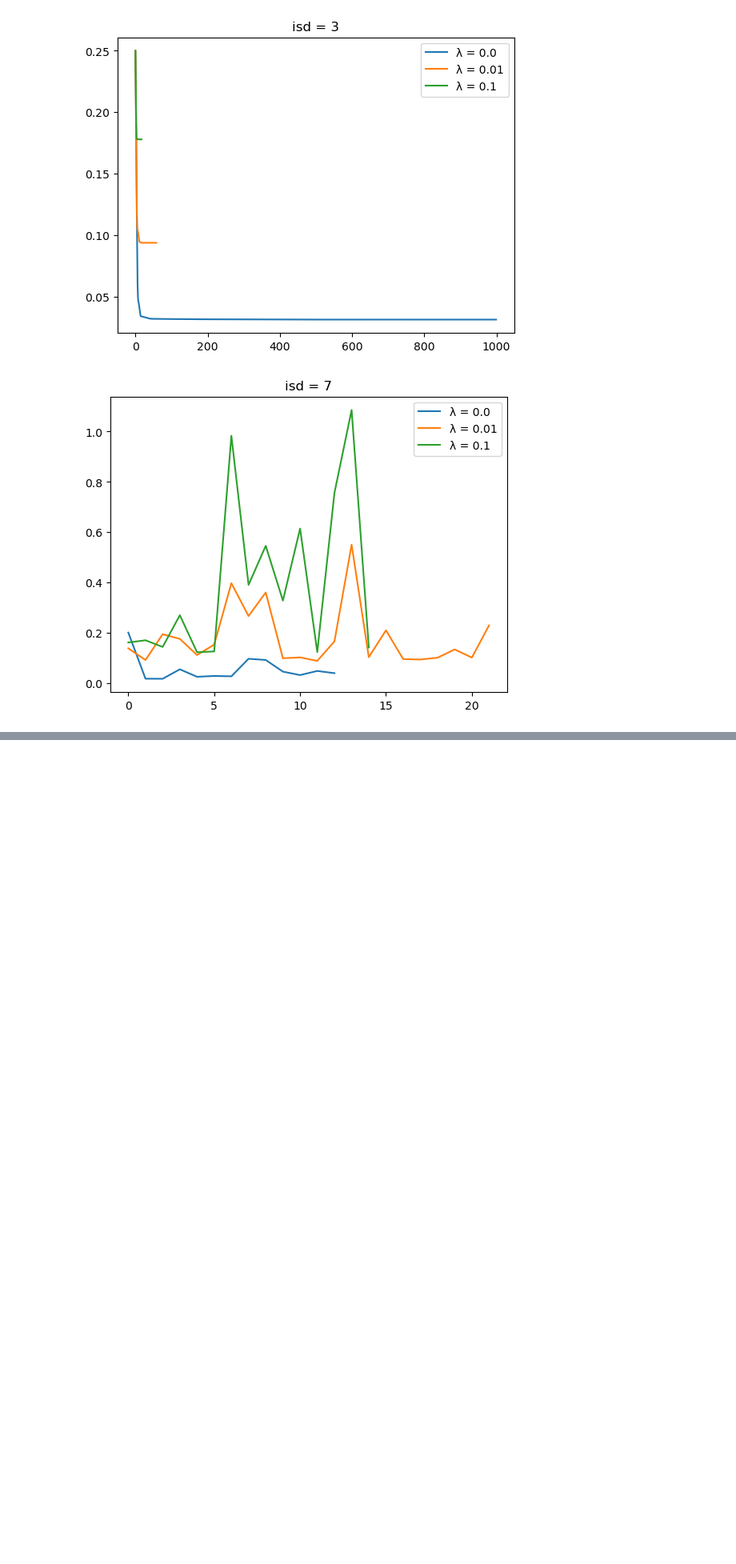
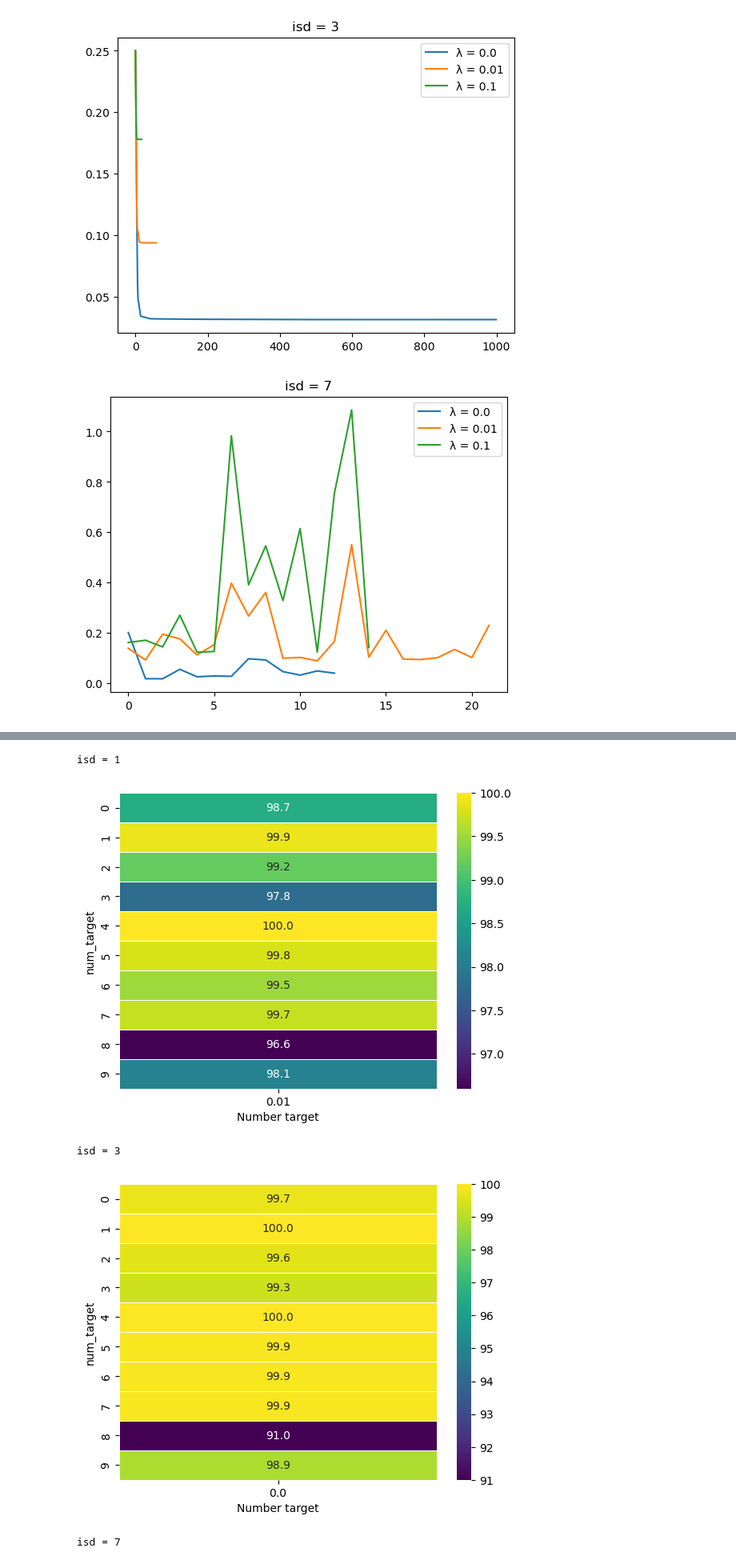
Before and after one commit to carlosarboness/NN-Mathematical-Optimization, a Jupyter notebook: graphics.ipynb, the cells around one changed output, grey strips where cells are left out. Shown: that part at 80% size. Drawn from its saved outputs; the diff is of its cells as text; code cells hidden in the pictures; blank space fills up the shorter version.

```diff
--- a/graphics.ipynb
+++ b/graphics.ipynb
@@ -261,0 +318,21 @@ for isd in [1, 3, 7]:
+# %%
+# acuracy for each isd and number separated plots for each isd
+def show_heatmap(df, isd, par, fmt):
+    df = df[df['isd'] == isd]
+    df = df.pivot_table(index='num_target', columns='la', values=par)
+    sns.heatmap(df, annot=True, fmt=fmt, linewidths=.5, cmap='viridis', norm=norm)
+
+for isd in [1, 3, 7]:
+    par = 'te_acc'
+    show_heatmap(df, isd, par, fmt=".1f")
+    plt.xlabel('Number target')
+    print(f'isd = {isd}')
+    #save the figure
+    plt.savefig(f'figures/accuracy_isd_{isd}.png', dpi=300, bbox_inches='tight')
+    plt.show()
+# %% [output]
+isd = 1
+[figure, added]
+isd = 3
+[figure, added]
+isd = 7
```
Also changed, not shown: parts of 6 cells of this notebook.
